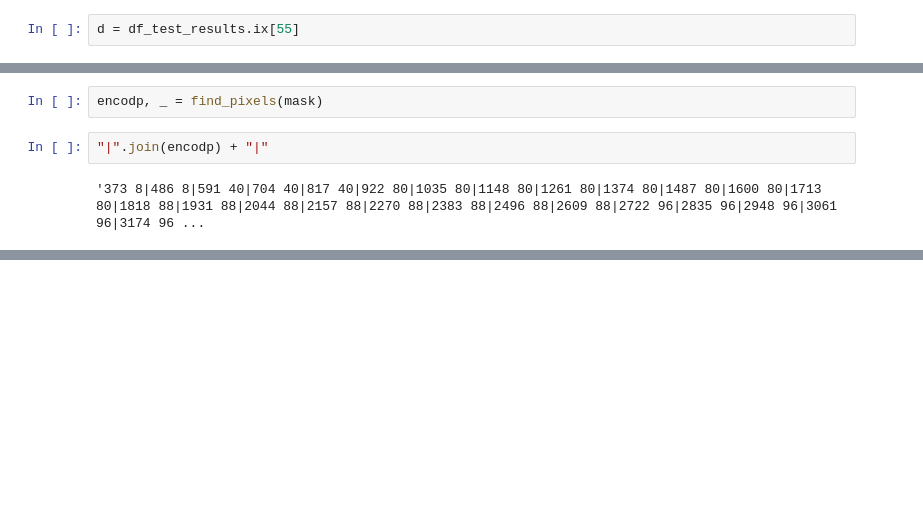
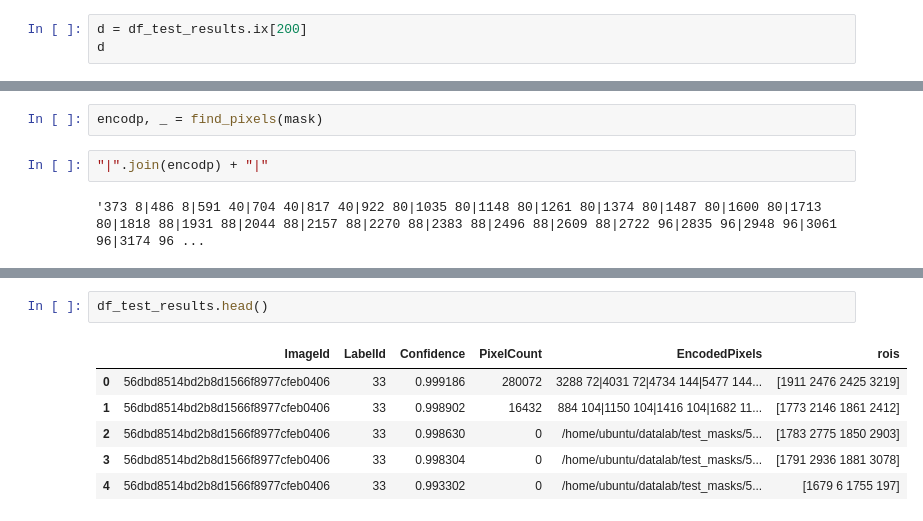
Before and after one commit to moisesvw/segmentation, a Jupyter notebook: modeling/model experiment.ipynb, the cells around one changed output, grey strips where cells are left out. Cells and saved outputs as stored; diff of their text form; blank space fills up the shorter version.

```diff
--- a/modeling/model experiment.ipynb
+++ b/modeling/model experiment.ipynb
@@ -494,5 +482,6 @@ r
 # %% [markdown]
 #### Submision File
 # %%
-d = df_test_results.ix[55]
+d = df_test_results.ix[200]
+d
 # %% [output]
@@ -560,0 +552,9 @@ for i in range(df_test_results.shape[0]):
+# %%
+df_test_results.head()
+# %% [output]
+|  | ImageId | LabelId | Confidence | PixelCount | EncodedPixels | rois |
+| 0 | 56dbd8514bd2b8d1566f8977cfeb0406 | 33 | 0.999186 | 280072 | 3288 72|4031 72|4734 144|5477 144... | [1911 2476 2425 3219] |
+| 1 | 56dbd8514bd2b8d1566f8977cfeb0406 | 33 | 0.998902 | 16432 | 884 104|1150 104|1416 104|1682 11... | [1773 2146 1861 2412] |
+| 2 | 56dbd8514bd2b8d1566f8977cfeb0406 | 33 | 0.998630 | 0 | /home/ubuntu/datalab/test_masks/5... | [1783 2775 1850 2903] |
+| 3 | 56dbd8514bd2b8d1566f8977cfeb0406 | 33 | 0.998304 | 0 | /home/ubuntu/datalab/test_masks/5... | [1791 2936 1881 3078] |
+| 4 | 56dbd8514bd2b8d1566f8977cfeb0406 | 33 | 0.993302 | 0 | /home/ubuntu/datalab/test_masks/5... | [1679 6 1755 197] |
```
Also changed, not shown: parts of 23 cells of this notebook.
